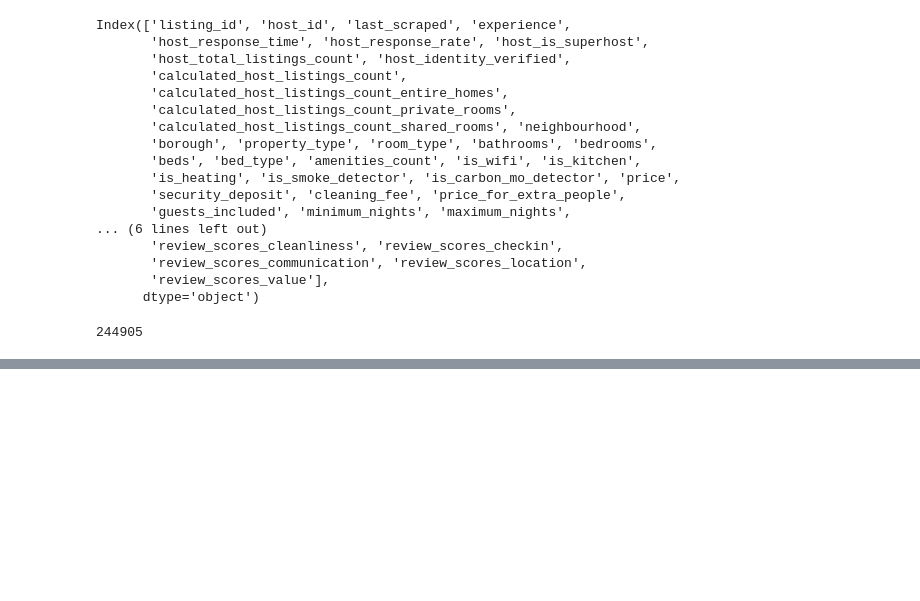
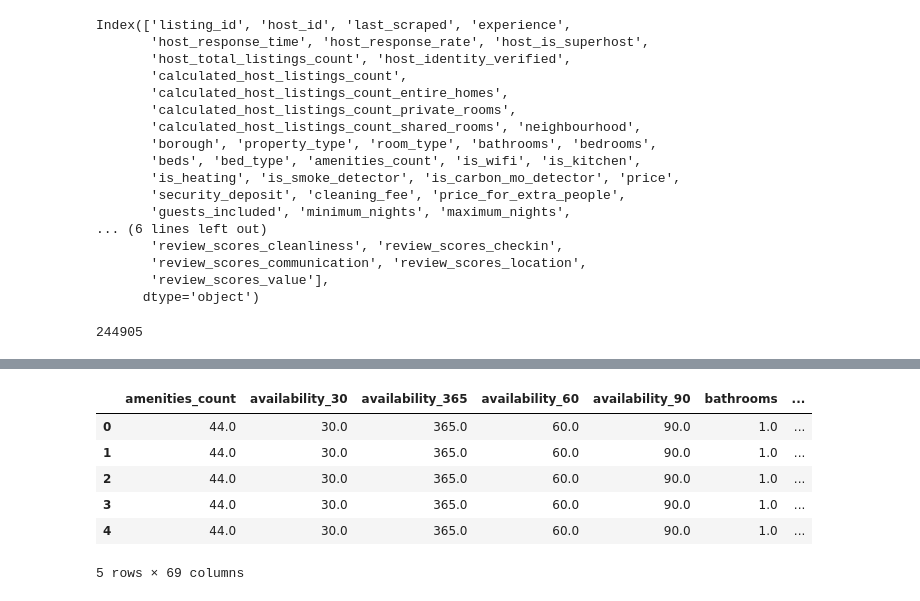
Before and after one commit to toshalpatel/data_analytics_airbnb, a Jupyter notebook: data_cleaning.ipynb, the cells around one changed output, grey strips where cells are left out. Drawn from its saved outputs; the diff is of its cells as text; code cells hidden in the pictures; blank space fills up the shorter version.

```diff
--- a/data_cleaning.ipynb
+++ b/data_cleaning.ipynb
@@ -516,0 +610,13 @@ len(df.index)
+# %%
+data.columns = ['listing_id','latitude','longitude']
+unq_listings_ = pd.merge(unq_listings, data, on='listing_id')
+# %%
+unq_listings_.head()
+# %% [output]
+|  | amenities_count | availability_30 | availability_365 | availability_60 | availability_90 | bathrooms | ... |
+| 0 | 44.0 | 30.0 | 365.0 | 60.0 | 90.0 | 1.0 | ... |
+| 1 | 44.0 | 30.0 | 365.0 | 60.0 | 90.0 | 1.0 | ... |
+| 2 | 44.0 | 30.0 | 365.0 | 60.0 | 90.0 | 1.0 | ... |
+| 3 | 44.0 | 30.0 | 365.0 | 60.0 | 90.0 | 1.0 | ... |
+| 4 | 44.0 | 30.0 | 365.0 | 60.0 | 90.0 | 1.0 | ... |
+5 rows × 69 columns
```
Also changed, not shown: parts of 14 cells of this notebook, 4 other files.
